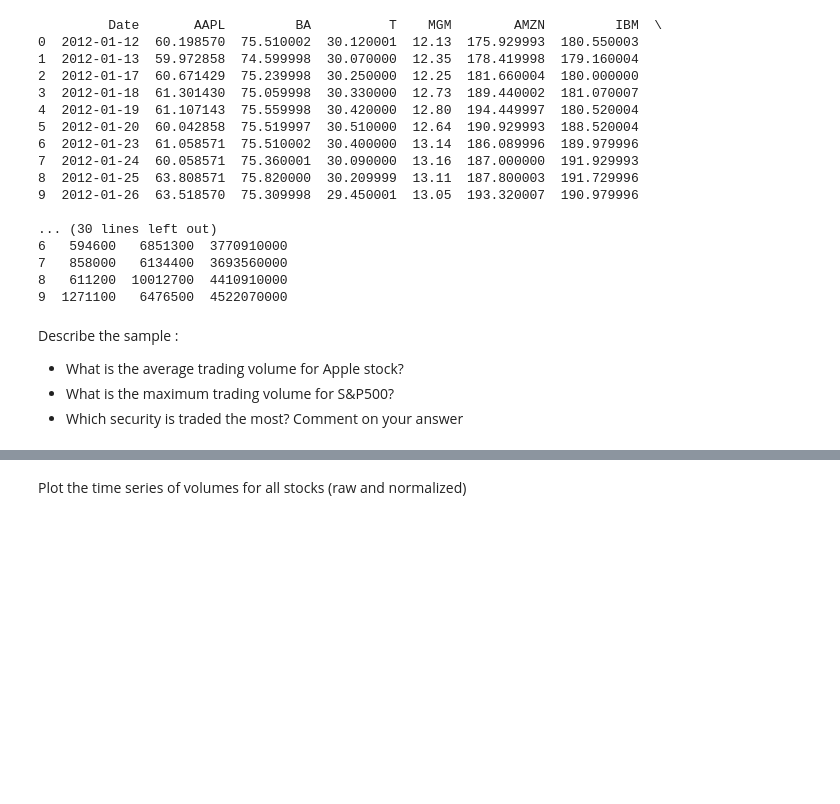
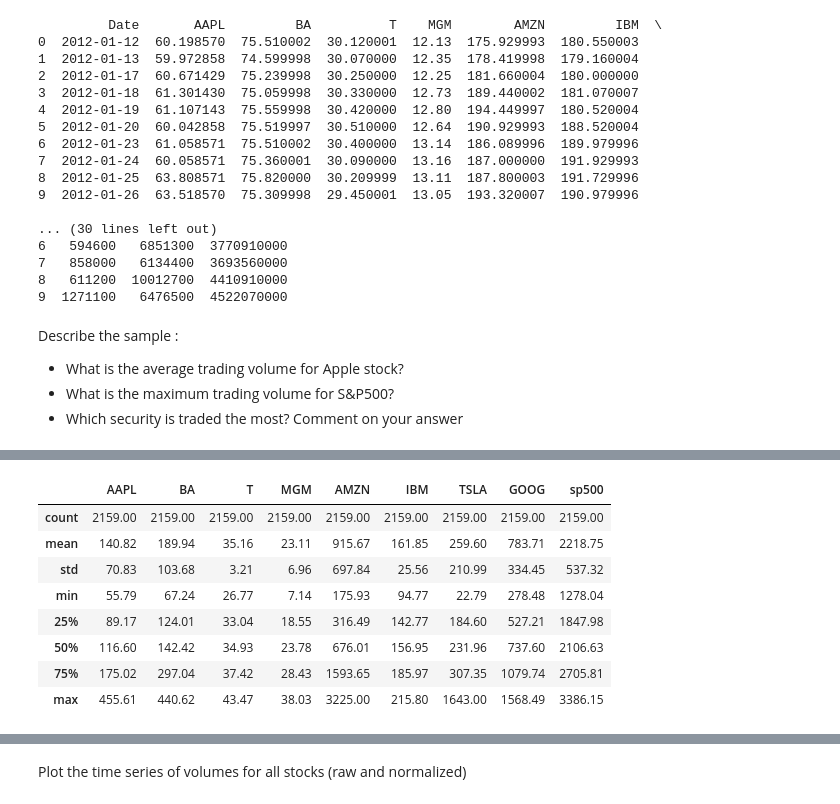
Before and after one commit to bubuzhang2002/Finance-with-Big-Data-PC-labs, a Jupyter notebook: PC labs/PC lab4.ipynb, the cells around one changed output, grey strips where cells are left out. Saved outputs shown, nothing was run; the diff lists cells and outputs as text; code cells hidden in the pictures; blank space fills up the shorter version.

```diff
--- a/PC labs/PC lab4.ipynb
+++ b/PC labs/PC lab4.ipynb
@@ -68,0 +41,17 @@ volume_stats
+# %%
+# Price descriptive statistics
+pd.options.display.float_format = '{:.2f}'.format
+
+price_stats = price_df.describe()
+
+price_stats
+# %% [output]
+|  | AAPL | BA | T | MGM | AMZN | IBM | TSLA | GOOG | sp500 |
+| count | 2159.00 | 2159.00 | 2159.00 | 2159.00 | 2159.00 | 2159.00 | 2159.00 | 2159.00 | 2159.00 |
+| mean | 140.82 | 189.94 | 35.16 | 23.11 | 915.67 | 161.85 | 259.60 | 783.71 | 2218.75 |
+| std | 70.83 | 103.68 | 3.21 | 6.96 | 697.84 | 25.56 | 210.99 | 334.45 | 537.32 |
+| min | 55.79 | 67.24 | 26.77 | 7.14 | 175.93 | 94.77 | 22.79 | 278.48 | 1278.04 |
+| 25% | 89.17 | 124.01 | 33.04 | 18.55 | 316.49 | 142.77 | 184.60 | 527.21 | 1847.98 |
+| 50% | 116.60 | 142.42 | 34.93 | 23.78 | 676.01 | 156.95 | 231.96 | 737.60 | 2106.63 |
+| 75% | 175.02 | 297.04 | 37.42 | 28.43 | 1593.65 | 185.97 | 307.35 | 1079.74 | 2705.81 |
+| max | 455.61 | 440.62 | 43.47 | 38.03 | 3225.00 | 215.80 | 1643.00 | 1568.49 | 3386.15 |
```
Also changed, not shown: parts of 19 cells of this notebook.
